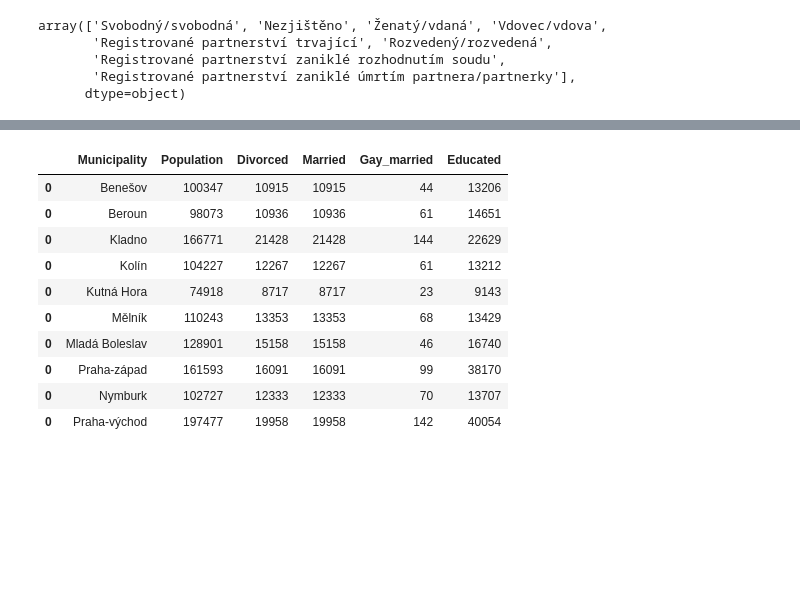
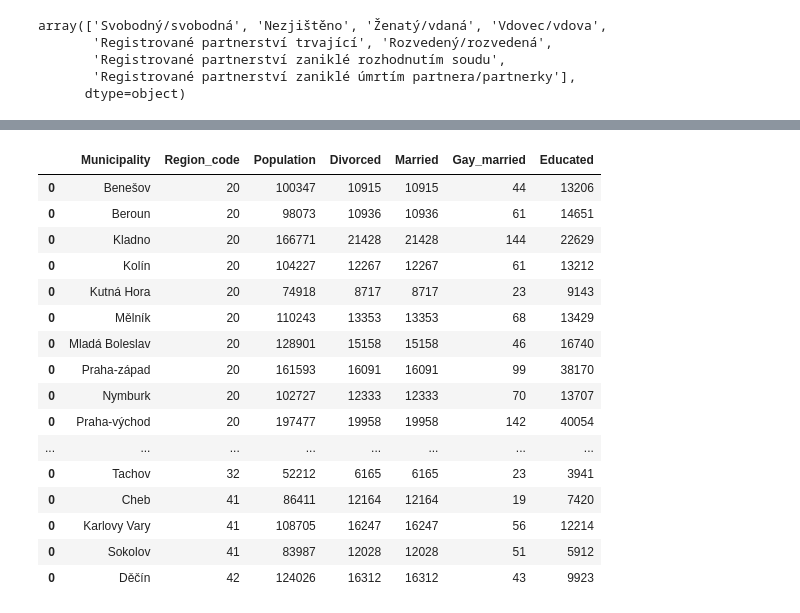
Before and after one commit to dominik-sv/Population-Data, a Jupyter notebook: education.ipynb, the cells around one changed output, grey strips where cells are left out. Saved outputs shown, nothing was run; the diff lists cells and outputs as text; code cells hidden in the pictures; blank space fills up the shorter version.

```diff
--- a/education.ipynb
+++ b/education.ipynb
@@ -283,16 +270,17 @@ array(['Svobodný/svobodná', 'Nezjištěno', 'Ženatý/vdaná', 'Vdovec/vdova',
        'Registrované partnerství zaniklé úmrtím partnera/partnerky'],
       dtype=object)
 # %%
-columns = ['Municipality', 'Population', 'Divorced', 'Married', 'Gay_married', 'Educated']
+columns = ['Municipality', 'Region_code', 'Population', 'Divorced', 'Married', 'Gay_married', 'Educated']
 data = pd.DataFrame(columns=columns)
 for okres in df['Název okresu'].unique():
     df_okres = df[df['Název okresu'] == okres]
+    region_code = df_okres['Kód okresu'].iloc[0][3:5]
     population = df_okres['Počet osob'].astype(int).sum()
     divorced = df_okres[df_okres['Rodinný stav'] == 'Rozvedený/rozvedená']['Počet osob'].astype(int).sum()
     married = df_okres[df_okres['Rodinný stav'] == 'Rozvedený/rozvedená']['Počet osob'].astype(int).sum()
     gay = df_okres[df_okres['Rodinný stav'] == 'Registrované partnerství trvající']['Počet osob'].astype(int).sum()
     educated = df_okres[df_okres['Nejvyšší dosažené vzdělání'].isin(['bakalářské', 'vyšší odborné vzdělání', 'magisterské', 'doktorské'])]['Počet osob'].astype(int).sum()
-    new_row = pd.DataFrame([[okres, population, divorced, married, gay, educated]], columns = columns)
+    new_row = pd.DataFrame([[okres, region_code, population, divorced, married, gay, educated]], columns = columns)
     if data.empty:
         data = new_row
     else:
@@ -300,14 +379,20 @@ for okres in df['Název okresu'].unique():
 # %%
-data.head(10)
+data.head(30)
 # %% [output]
-|  | Municipality | Population | Divorced | Married | Gay_married | Educated |
-| 0 | Benešov | 100347 | 10915 | 10915 | 44 | 13206 |
-| 0 | Beroun | 98073 | 10936 | 10936 | 61 | 14651 |
-| 0 | Kladno | 166771 | 21428 | 21428 | 144 | 22629 |
-| 0 | Kolín | 104227 | 12267 | 12267 | 61 | 13212 |
-| 0 | Kutná Hora | 74918 | 8717 | 8717 | 23 | 9143 |
-| 0 | Mělník | 110243 | 13353 | 13353 | 68 | 13429 |
-| 0 | Mladá Boleslav | 128901 | 15158 | 15158 | 46 | 16740 |
-| 0 | Praha-západ | 161593 | 16091 | 16091 | 99 | 38170 |
-| 0 | Nymburk | 102727 | 12333 | 12333 | 70 | 13707 |
-| 0 | Praha-východ | 197477 | 19958 | 19958 | 142 | 40054 |
+|  | Municipality | Region_code | Population | Divorced | Married | Gay_married | Educated |
+| 0 | Benešov | 20 | 100347 | 10915 | 10915 | 44 | 13206 |
+| 0 | Beroun | 20 | 98073 | 10936 | 10936 | 61 | 14651 |
+| 0 | Kladno | 20 | 166771 | 21428 | 21428 | 144 | 22629 |
+| 0 | Kolín | 20 | 104227 | 12267 | 12267 | 61 | 13212 |
+| 0 | Kutná Hora | 20 | 74918 | 8717 | 8717 | 23 | 9143 |
+| 0 | Mělník | 20 | 110243 | 13353 | 13353 | 68 | 13429 |
+| 0 | Mladá Boleslav | 20 | 128901 | 15158 | 15158 | 46 | 16740 |
+| 0 | Praha-západ | 20 | 161593 | 16091 | 16091 | 99 | 38170 |
+| 0 | Nymburk | 20 | 102727 | 12333 | 12333 | 70 | 13707 |
+| 0 | Praha-východ | 20 | 197477 | 19958 | 19958 | 142 | 40054 |
+| ... | ... | ... | ... | ... | ... | ... | ... |
+| 0 | Tachov | 32 | 52212 | 6165 | 6165 | 23 | 3941 |
+| 0 | Cheb | 41 | 86411 | 12164 | 12164 | 19 | 7420 |
+| 0 | Karlovy Vary | 41 | 108705 | 16247 | 16247 | 56 | 12214 |
+| 0 | Sokolov | 41 | 83987 | 12028 | 12028 | 51 | 5912 |
+| 0 | Děčín | 42 | 124026 | 16312 | 16312 | 43 | 9923 |
```
Also changed, not shown: parts of 8 cells of this notebook, 7 other files.
